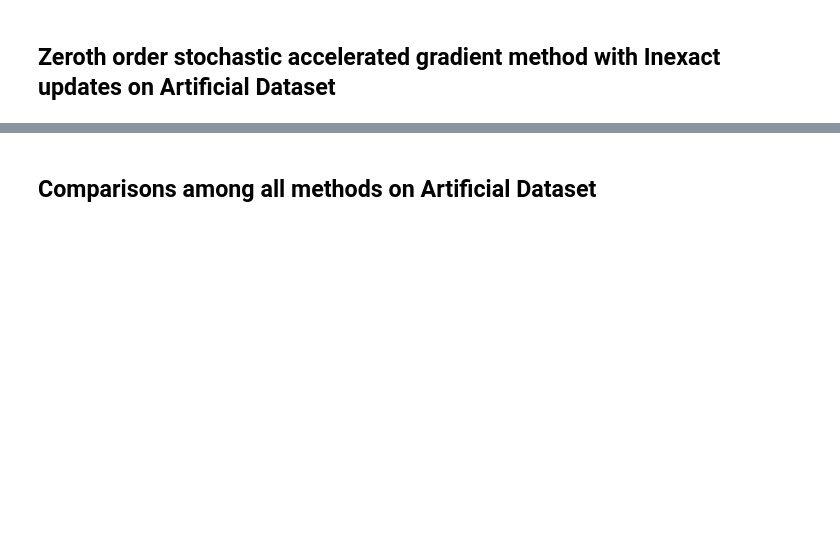
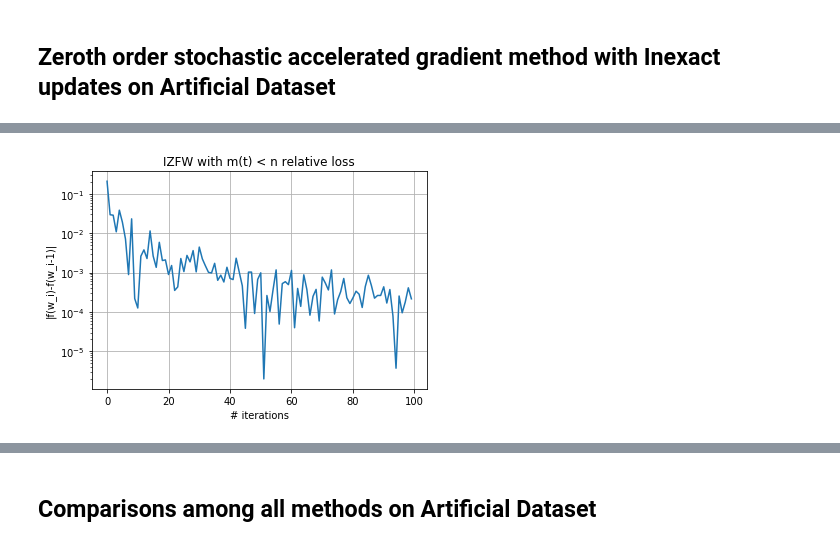
Before and after one commit to liacov/OPTproj, a Jupyter notebook: notebooks/LassoRegression.ipynb, the cells around one changed output, grey strips where cells are left out. Cells and saved outputs as stored; diff of their text form; code cells hidden in the pictures; blank space fills up the shorter version.

```diff
--- a/notebooks/LassoRegression.ipynb
+++ b/notebooks/LassoRegression.ipynb
@@ -580,0 +580,9 @@ plt.plot(f_values)
+# %%
+plt.plot(loss_i)
+plt.yscale("log")
+plt.ylabel("|f(w_i)-f(w_i-1)|")
+plt.title("IZFW with m(t) < n relative loss")
+plt.xlabel("# iterations")
+plt.grid()
+# %% [output]
+[figure, added]
```
Also changed, not shown: parts of 29 cells of this notebook, 13 other files.
